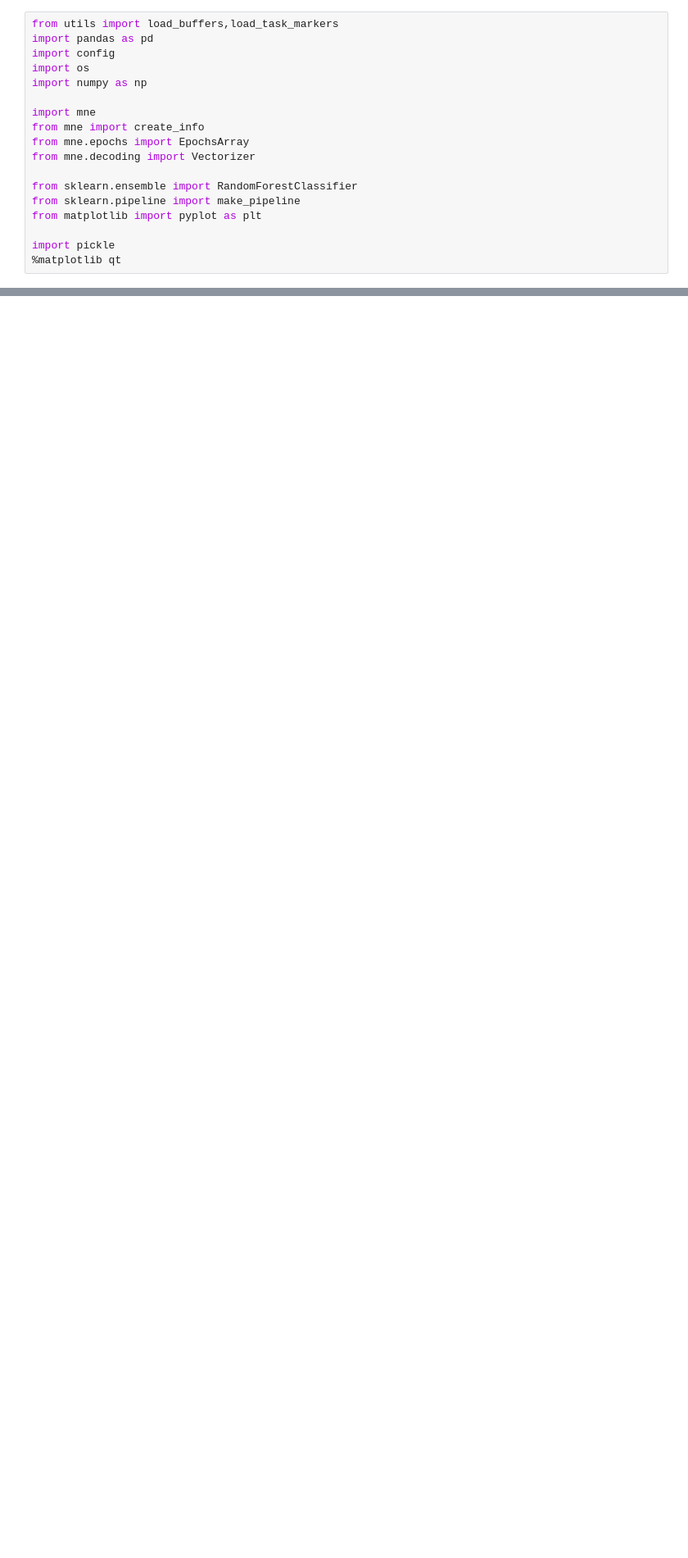
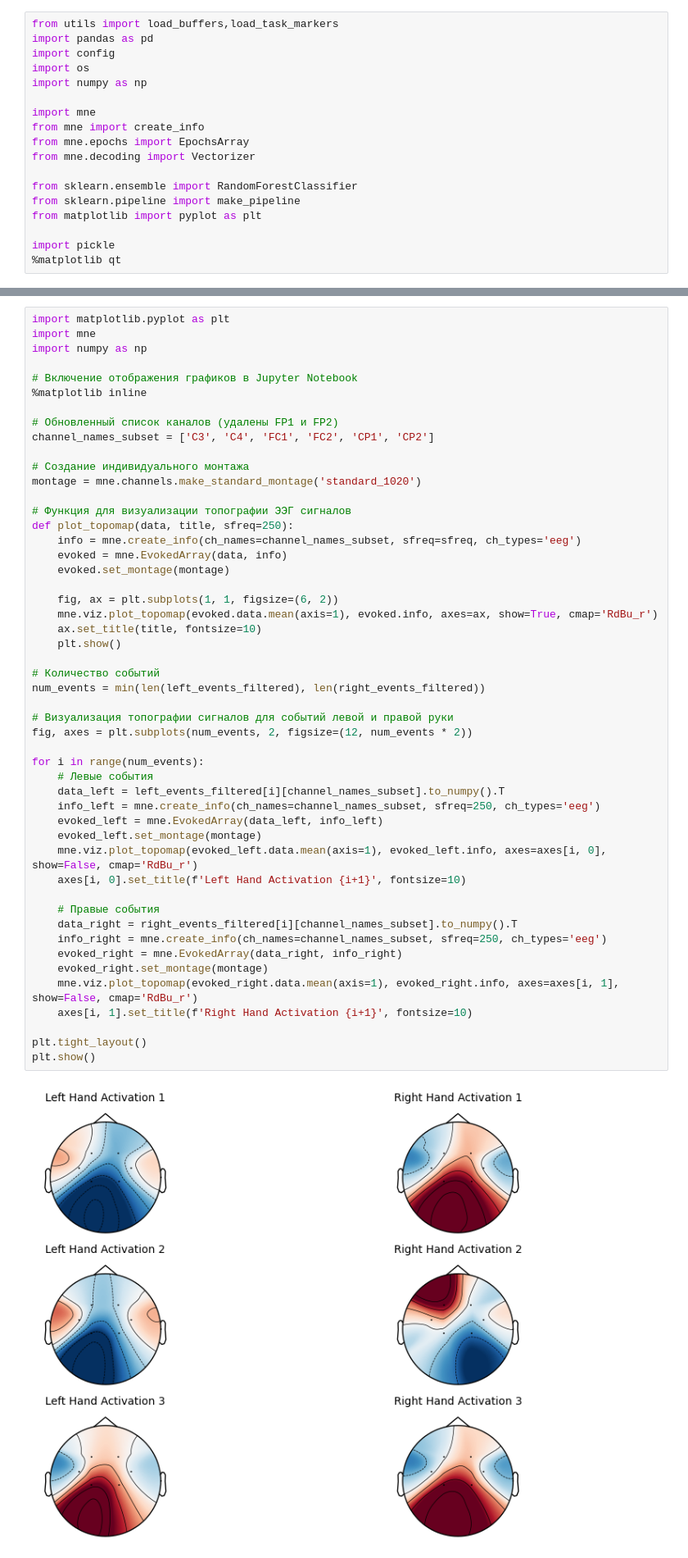
Before and after one commit to cosmicdonut1/NEvol-project, a Jupyter notebook: nzp_preprocessing.ipynb, the cells around one changed output, grey strips where cells are left out. Shown at 82% size. Drawn from its saved outputs; the diff is of its cells as text; blank space fills up the shorter version.

```diff
--- a/nzp_preprocessing.ipynb
+++ b/nzp_preprocessing.ipynb
@@ -192,0 +370,52 @@ Right Event 1 DataFrame:
+# %%
+import matplotlib.pyplot as plt
+import mne
+import numpy as np
+
+# Включение отображения графиков в Jupyter Notebook
+%matplotlib inline
+
+# Обновленный список каналов (удалены FP1 и FP2)
+channel_names_subset = ['C3', 'C4', 'FC1', 'FC2', 'CP1', 'CP2']
+
+# Создание индивидуального монтажа
+montage = mne.channels.make_standard_montage('standard_1020')
+
+# Функция для визуализации топографии ЭЭГ сигналов
+def plot_topomap(data, title, sfreq=250):
+    info = mne.create_info(ch_names=channel_names_subset, sfreq=sfreq, ch_types='eeg')
+    evoked = mne.EvokedArray(data, info)
+    evoked.set_montage(montage)
+
+    fig, ax = plt.subplots(1, 1, figsize=(6, 2))
+    mne.viz.plot_topomap(evoked.data.mean(axis=1), evoked.info, axes=ax, show=True, cmap='RdBu_r')
+    ax.set_title(title, fontsize=10)
+    plt.show()
+
+# Количество событий
+num_events = min(len(left_events_filtered), len(right_events_filtered))
+
+# Визуализация топографии сигналов для событий левой и правой руки
+fig, axes = plt.subplots(num_events, 2, figsize=(12, num_events * 2))
+
+for i in range(num_events):
+    # Левые события
+    data_left = left_events_filtered[i][channel_names_subset].to_numpy().T
+    info_left = mne.create_info(ch_names=channel_names_subset, sfreq=250, ch_types='eeg')
+    evoked_left = mne.EvokedArray(data_left, info_left)
+    evoked_left.set_montage(montage)
+    mne.viz.plot_topomap(evoked_left.data.mean(axis=1), evoked_left.info, axes=axes[i, 0], show=False, cmap='RdBu_r')
+    axes[i, 0].set_title(f'Left Hand Activation {i+1}', fontsize=10)
+
+    # Правые события
+    data_right = right_events_filtered[i][channel_names_subset].to_numpy().T
+    info_right = mne.create_info(ch_names=channel_names_subset, sfreq=250, ch_types='eeg')
+    evoked_right = mne.EvokedArray(data_right, info_right)
+    evoked_right.set_montage(montage)
+    mne.viz.plot_topomap(evoked_right.data.mean(axis=1), evoked_right.info, axes=axes[i, 1], show=False, cmap='RdBu_r')
+    axes[i, 1].set_title(f'Right Hand Activation {i+1}', fontsize=10)
+
+plt.tight_layout()
+plt.show()
+# %% [output]
+[figure, added]
```
Also changed, not shown: parts of 6 cells of this notebook.
